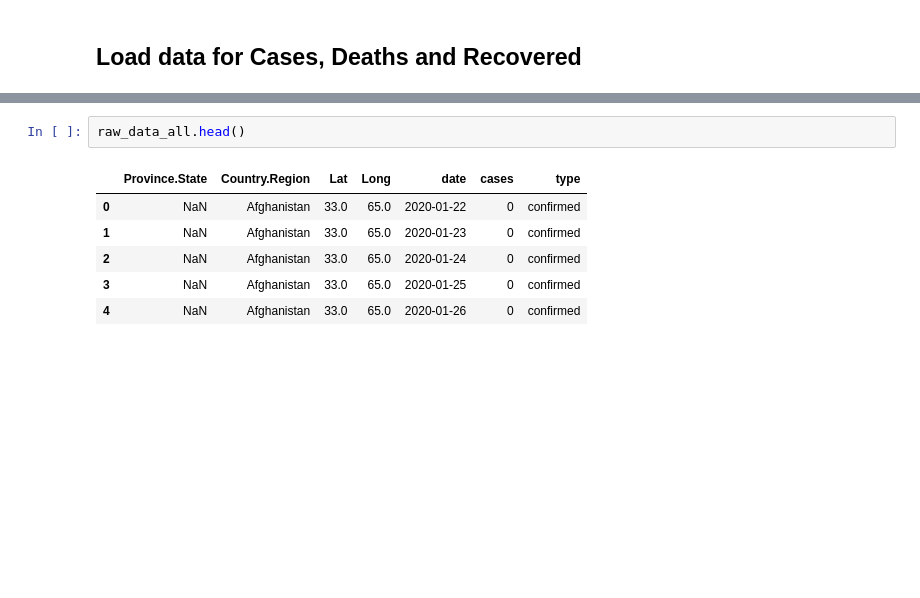
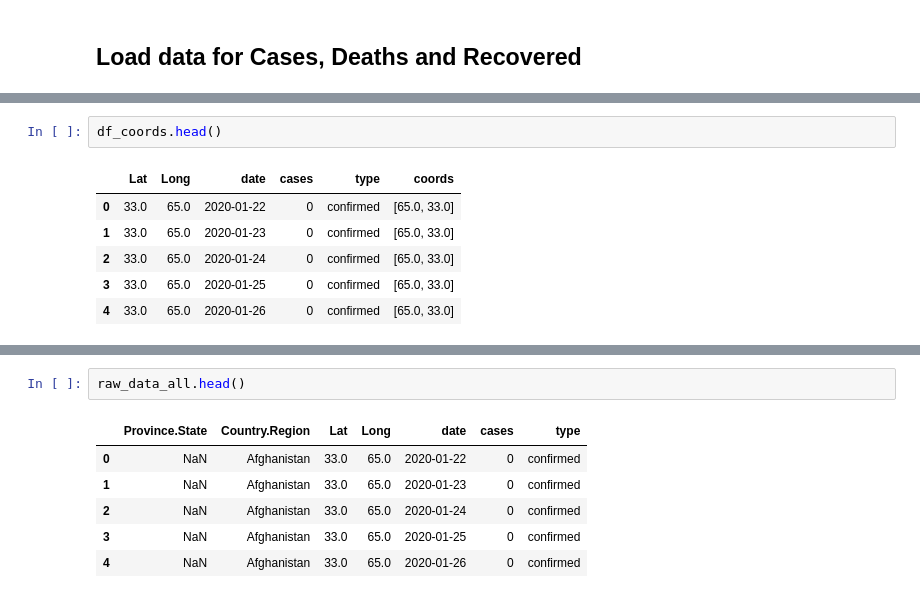
Before and after one commit to mediasittich/covid19-dash-app, a Jupyter notebook: Notebook.ipynb, the cells around one changed output, grey strips where cells are left out. Cells and saved outputs as stored; diff of their text form; blank space fills up the shorter version.

```diff
--- a/Notebook.ipynb
+++ b/Notebook.ipynb
@@ -117,0 +75,9 @@ df_with_coords.tail(50)
+# %%
+df_coords.head()
+# %% [output]
+|  | Lat | Long | date | cases | type | coords |
+| 0 | 33.0 | 65.0 | 2020-01-22 | 0 | confirmed | [65.0, 33.0] |
+| 1 | 33.0 | 65.0 | 2020-01-23 | 0 | confirmed | [65.0, 33.0] |
+| 2 | 33.0 | 65.0 | 2020-01-24 | 0 | confirmed | [65.0, 33.0] |
+| 3 | 33.0 | 65.0 | 2020-01-25 | 0 | confirmed | [65.0, 33.0] |
+| 4 | 33.0 | 65.0 | 2020-01-26 | 0 | confirmed | [65.0, 33.0] |
```
Also changed, not shown: parts of 72 cells of this notebook.
